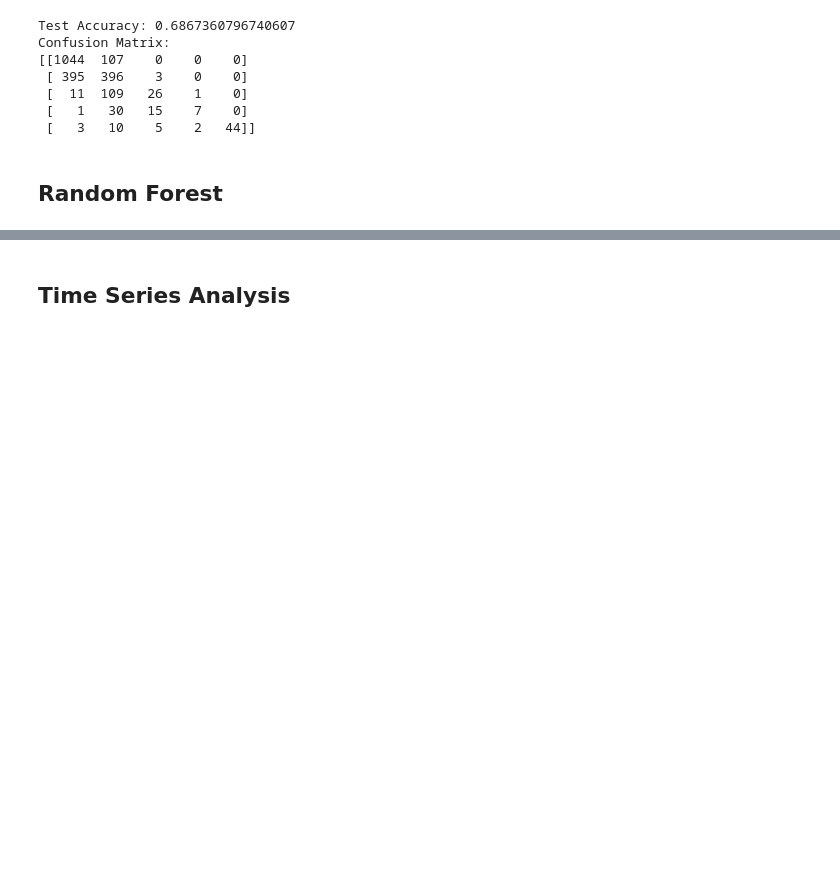
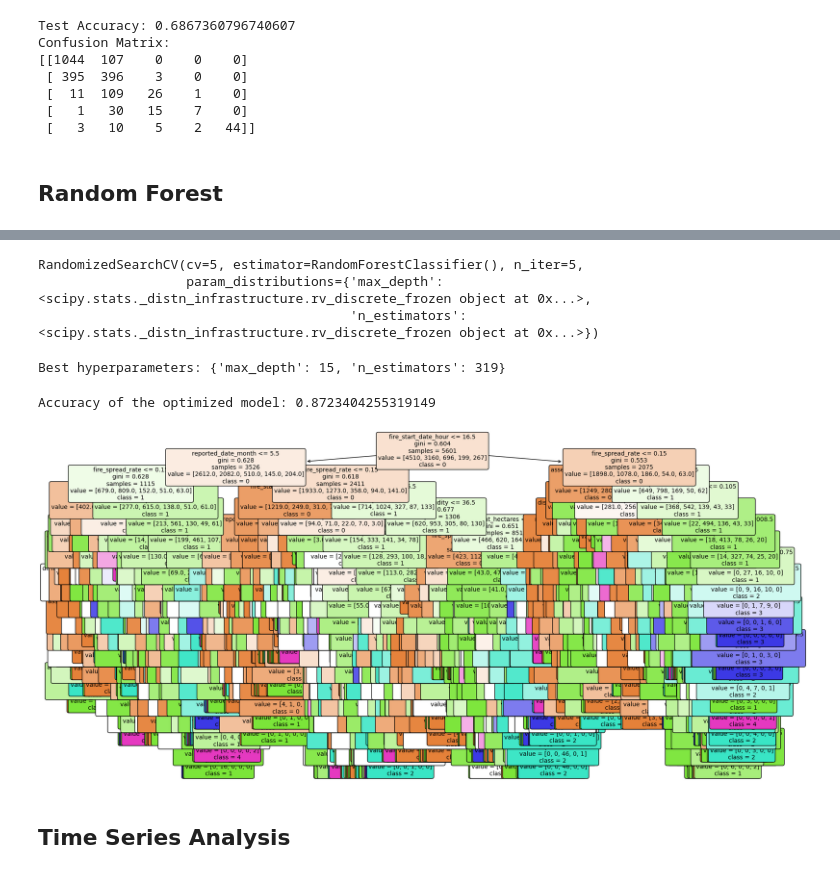
Before and after one commit to galsaidi/Data695, a Jupyter notebook: project.ipynb, the cells around one changed output, grey strips where cells are left out. Cells and saved outputs as stored; diff of their text form; code cells hidden in the pictures; blank space fills up the shorter version.

```diff
--- a/project.ipynb
+++ b/project.ipynb
@@ -52,7 +52,7 @@ def main(file_path):
 
 if __name__ == "__main__":
     # Ensure the file path is correctly formatted for your OS
-    file_path = r"https://open.alberta.ca/dataset/a221e7a0-4f46-4be7-9c5a-e29de9a3447e/resource/80480824-0c50-456c-9723-f9d4fc136141/download/fp-historical-wildfire-data-2006-2023.xlsx"
+    file_path = r"/Users/jasonjia/Desktop/Data695/fp-historical-wildfire-data-2006-2023.xlsx"
     main(file_path)
 # %% [output]
 fire_year                         int64
@@ -921,9 +921,9 @@ columns_to_keep = ['size_class', 'fire_origin', 'general_cause_desc',
        'discovered_date_year', 'discovered_date_month', 'discovered_date_day',
        'discovered_date_hour', 'reported_date_year', 'reported_date_month',
        'reported_date_day', 'reported_date_hour', 'assessment_datetime_year', 'assessment_datetime_month',
-       'assessment_datetime_day', 'assessment_datetime_hour',
-       'location']
-rf_data = clean_na[columns_to_keep]
+       'assessment_datetime_day', 'assessment_datetime_hour','location'
+       ]
+rf_data = classification_data[columns_to_keep]
 # %%
 # Split the data into features (X) and target (y) as size_class
 X = rf_data.drop('size_class', axis=1)
@@ -964,12 +970,18 @@ rand_search = RandomizedSearchCV(rf,
 
 # Fit the random search object to the data
 rand_search.fit(X_train, y_train)
+# %% [output]
+RandomizedSearchCV(cv=5, estimator=RandomForestClassifier(), n_iter=5,
+                   param_distributions={'max_depth': <scipy.stats._distn_infrastructure.rv_discrete_frozen object at 0x...>,
+                                        'n_estimators': <scipy.stats._distn_infrastructure.rv_discrete_frozen object at 0x...>})
 # %%
 # Create a variable for the best model
 best_rf = rand_search.best_estimator_
 
 # Print the best hyperparameters
 print('Best hyperparameters:',  rand_search.best_params_)
+# %% [output]
+Best hyperparameters: {'max_depth': 15, 'n_estimators': 319}
 # %%
 best_params = {'max_depth': 19, 'n_estimators': 249}
 
@@ -983,13 +995,17 @@ y_pred_optimized = best_rf.predict(X_test)
 # Calculate the accuracy of the optimized model
 accuracy_optimized = accuracy_score(y_test, y_pred_optimized)
 print("Accuracy of the optimized model:", accuracy_optimized)
+# %% [output]
+Accuracy of the optimized model: 0.8723404255319149
 # %%
 # Visualizing one of the optimized trees
-estimator_optimized = best_rf.estimators_[0]s
+estimator_optimized = best_rf.estimators_[0]
 plt.figure(figsize=(20, 10))
 plot_tree(estimator_optimized, feature_names=X.columns, class_names=best_rf.classes_.astype(str), filled=True, rounded=True, fontsize=10)
 plt.title("Optimized Model Tree")
 plt.show()
+# %% [output]
+[figure, added]
 # %%
 # to be continued
 # %% [markdown]
```
Also changed, not shown: parts of 10 cells of this notebook.
